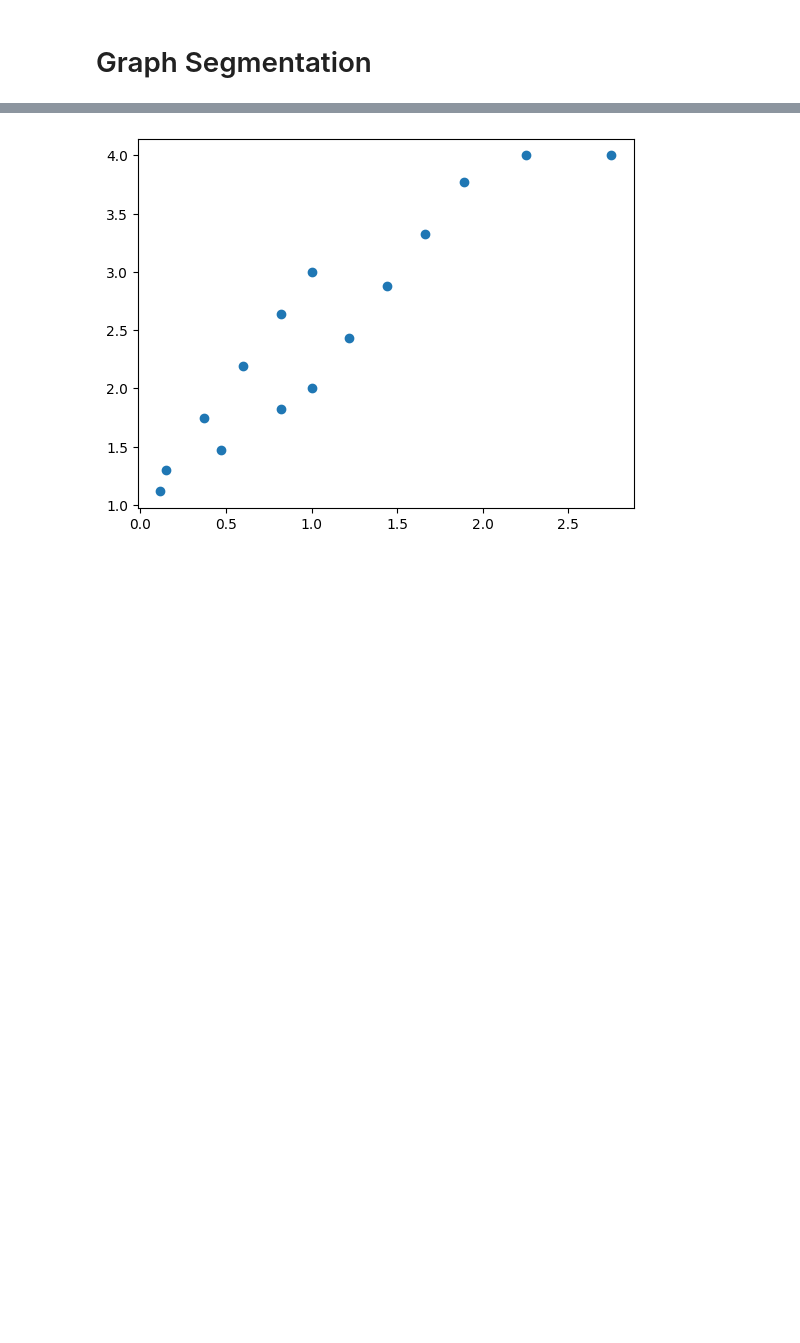
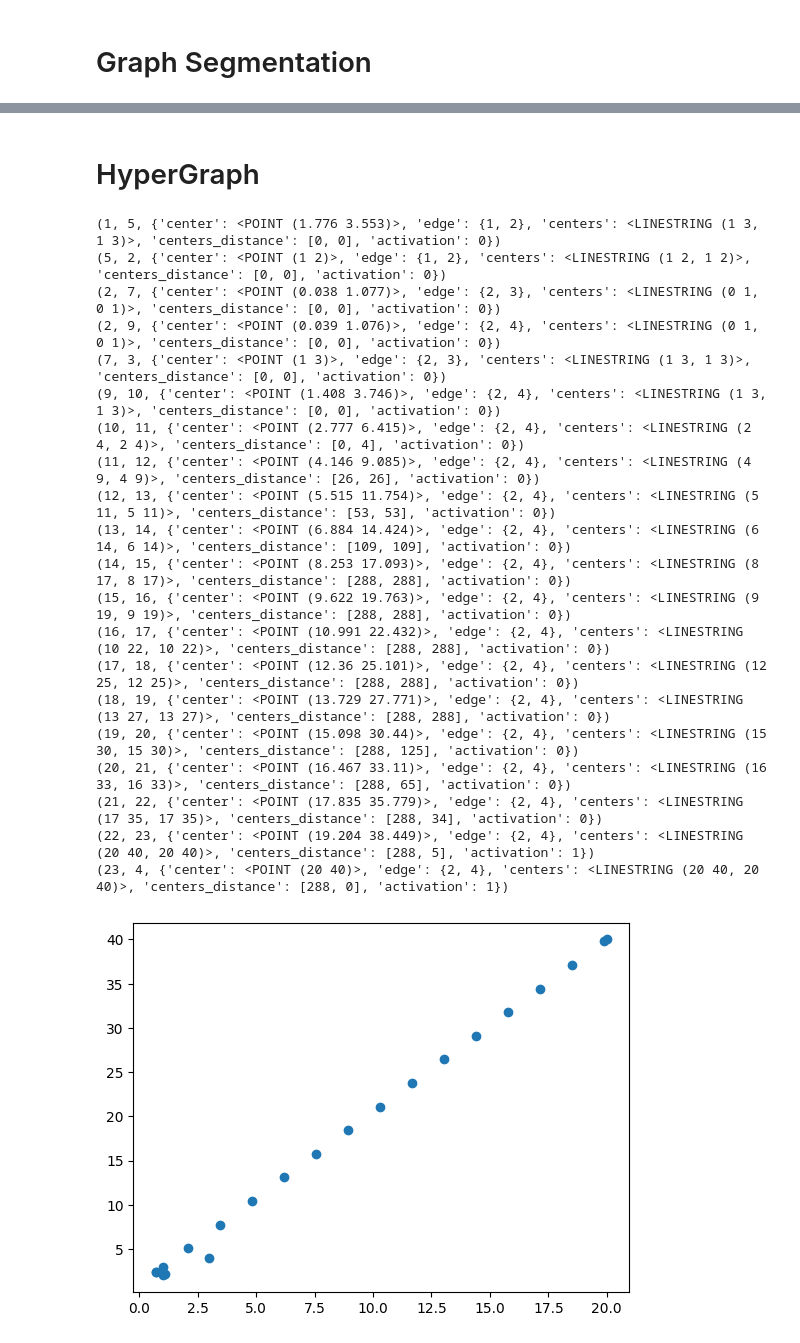
Before and after one commit to amin942001/STHype, a Jupyter notebook: examples/spatial_graph.ipynb, the cells around one changed output, grey strips where cells are left out. Drawn from its saved outputs; the diff is of its cells as text; code cells hidden in the pictures; blank space fills up the shorter version.

```diff
--- a/examples/spatial_graph.ipynb
+++ b/examples/spatial_graph.ipynb
@@ -64,11 +63,44 @@ plt.scatter(x,y);
-# %%
-from sthype.hypergraph.hypergraph_from_spatial_graphs import hypergraph_from_spatial_graphs
-import matplotlib.pyplot as plt
-
-g = hypergraph_from_spatial_graphs([sg], [1], 0.5)
-points = [data['center'] for _, _, data in g.edges(data=True)]
-x = [point.x for point in points]
-y = [point.y for point in points]
-plt.scatter(x,y);
-# %% [output]
-[figure, removed]
+# %% [markdown]
+# HyperGraph
+# %%
+g2 = nx.Graph()
+g2.add_edges_from([
+    (1, 2, {'pixels': [np.array([1, 2]), (2, 4), [3,4]]}),
+    (2, 3, {'pixels': [np.array([1, 2]), (0, 1), [1,3]]}),
+    (2, 4, {'pixels': [np.array([1, 2]), (0, 1), [20,40]]})
+])
+nx.set_node_attributes(g2, {1: (3, 4), 2: (1, 2), 3: (1, 3), 4: (20, 40)}, 'position')
+sg2 = SpatialGraph(g2)
+
+g = hypergraph_from_spatial_graphs([sg, sg2], [1, 2], 3, 3)
+
+for n in g.edges(data=True):
+    print(n)
+
+g = graph_segmentation(sg2, 3)
+points = [data['position'] for _, data in g.nodes(data=True)]
+x = [point.x for point in points]
+y = [point.y for point in points]
+plt.scatter(x,y);
+# %% [output]
+(1, 5, {'center': <POINT (1.776 3.553)>, 'edge': {1, 2}, 'centers': <LINESTRING (1 3, 1 3)>, 'centers_distance': [0, 0], 'activation': 0})
+(5, 2, {'center': <POINT (1 2)>, 'edge': {1, 2}, 'centers': <LINESTRING (1 2, 1 2)>, 'centers_distance': [0, 0], 'activation': 0})
+(2, 7, {'center': <POINT (0.038 1.077)>, 'edge': {2, 3}, 'centers': <LINESTRING (0 1, 0 1)>, 'centers_distance': [0, 0], 'activation': 0})
+(2, 9, {'center': <POINT (0.039 1.076)>, 'edge': {2, 4}, 'centers': <LINESTRING (0 1, 0 1)>, 'centers_distance': [0, 0], 'activation': 0})
+(7, 3, {'center': <POINT (1 3)>, 'edge': {2, 3}, 'centers': <LINESTRING (1 3, 1 3)>, 'centers_distance': [0, 0], 'activation': 0})
+(9, 10, {'center': <POINT (1.408 3.746)>, 'edge': {2, 4}, 'centers': <LINESTRING (1 3, 1 3)>, 'centers_distance': [0, 0], 'activation': 0})
+(10, 11, {'center': <POINT (2.777 6.415)>, 'edge': {2, 4}, 'centers': <LINESTRING (2 4, 2 4)>, 'centers_distance': [0, 4], 'activation': 0})
+(11, 12, {'center': <POINT (4.146 9.085)>, 'edge': {2, 4}, 'centers': <LINESTRING (4 9, 4 9)>, 'centers_distance': [26, 26], 'activation': 0})
+(12, 13, {'center': <POINT (5.515 11.754)>, 'edge': {2, 4}, 'centers': <LINESTRING (5 11, 5 11)>, 'centers_distance': [53, 53], 'activation': 0})
+(13, 14, {'center': <POINT (6.884 14.424)>, 'edge': {2, 4}, 'centers': <LINESTRING (6 14, 6 14)>, 'centers_distance': [109, 109], 'activation': 0})
+(14, 15, {'center': <POINT (8.253 17.093)>, 'edge': {2, 4}, 'centers': <LINESTRING (8 17, 8 17)>, 'centers_distance': [288, 288], 'activation': 0})
+(15, 16, {'center': <POINT (9.622 19.763)>, 'edge': {2, 4}, 'centers': <LINESTRING (9 19, 9 19)>, 'centers_distance': [288, 288], 'activation': 0})
+(16, 17, {'center': <POINT (10.991 22.432)>, 'edge': {2, 4}, 'centers': <LINESTRING (10 22, 10 22)>, 'centers_distance': [288, 288], 'activation': 0})
+(17, 18, {'center': <POINT (12.36 25.101)>, 'edge': {2, 4}, 'centers': <LINESTRING (12 25, 12 25)>, 'centers_distance': [288, 288], 'activation': 0})
+(18, 19, {'center': <POINT (13.729 27.771)>, 'edge': {2, 4}, 'centers': <LINESTRING (13 27, 13 27)>, 'centers_distance': [288, 288], 'activation': 0})
+(19, 20, {'center': <POINT (15.098 30.44)>, 'edge': {2, 4}, 'centers': <LINESTRING (15 30, 15 30)>, 'centers_distance': [288, 125], 'activation': 0})
+(20, 21, {'center': <POINT (16.467 33.11)>, 'edge': {2, 4}, 'centers': <LINESTRING (16 33, 16 33)>, 'centers_distance': [288, 65], 'activation': 0})
+(21, 22, {'center': <POINT (17.835 35.779)>, 'edge': {2, 4}, 'centers': <LINESTRING (17 35, 17 35)>, 'centers_distance': [288, 34], 'activation': 0})
+(22, 23, {'center': <POINT (19.204 38.449)>, 'edge': {2, 4}, 'centers': <LINESTRING (20 40, 20 40)>, 'centers_distance': [288, 5], 'activation': 1})
+(23, 4, {'center': <POINT (20 40)>, 'edge': {2, 4}, 'centers': <LINESTRING (20 40, 20 40)>, 'centers_distance': [288, 0], 'activation': 1})
+[figure, added]
```
Also changed, not shown: parts of 2 cells of this notebook.
